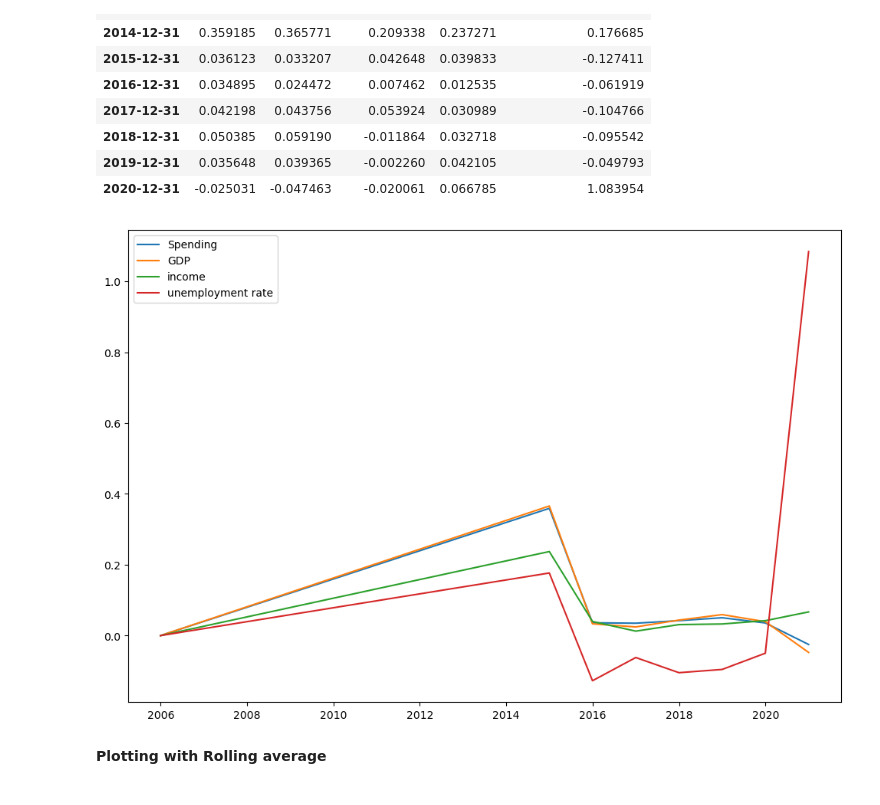
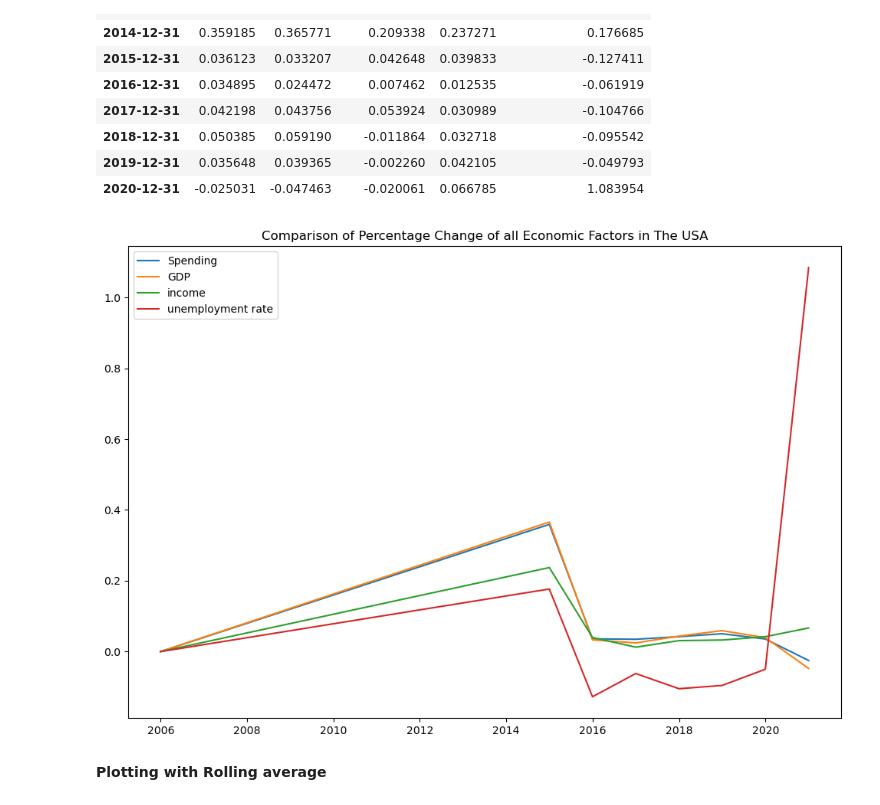
Before and after one commit to MajdAlali99/Data-Wrangling-Project, a Jupyter notebook: Gilbert/EconomicalFactors-SuicideRate-Analysis.ipynb, the cells around one changed output. Saved outputs shown, nothing was run; the diff lists cells and outputs as text; code cells hidden in the pictures.

```diff
--- a/Gilbert/EconomicalFactors-SuicideRate-Analysis.ipynb
+++ b/Gilbert/EconomicalFactors-SuicideRate-Analysis.ipynb
@@ -380,14 +396,15 @@ df_by_year_change
 # %%
 fig = plt.figure(figsize=(12,8));ax = fig.add_subplot(1,1,1);
 
 
 ax.plot(df_by_year_change.index, df_by_year_change['spending'], label="Spending")
 ax.plot(df_by_year_change.index, df_by_year_change['GDP'], label="GDP")
 ax.plot(df_by_year_change.index, df_by_year_change['income'], label="income")
 ax.plot(df_by_year_change.index, df_by_year_change['unemployment rate'], label="unemployment rate")
+ax.set_title("Comparison of Percentage Change of all Economic Factors in The USA")
 ax.legend(loc='best');
 # %% [output]
-[figure, old version]
+[figure, new version]
 # %% [markdown]
 <b>Plotting with Rolling average</b>
 # %%
```
Also changed, not shown: parts of 27 cells of this notebook, 4 other files.
